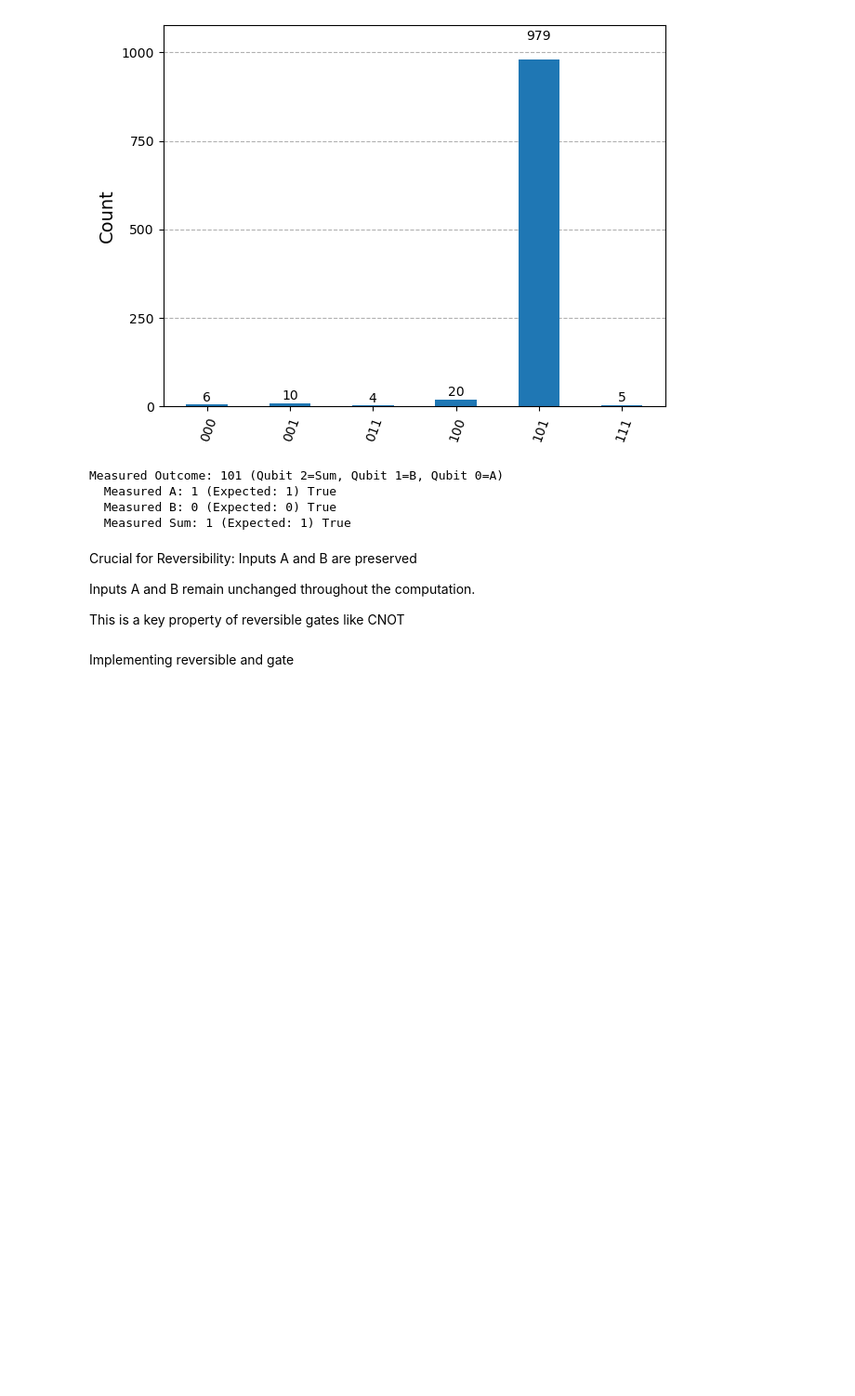
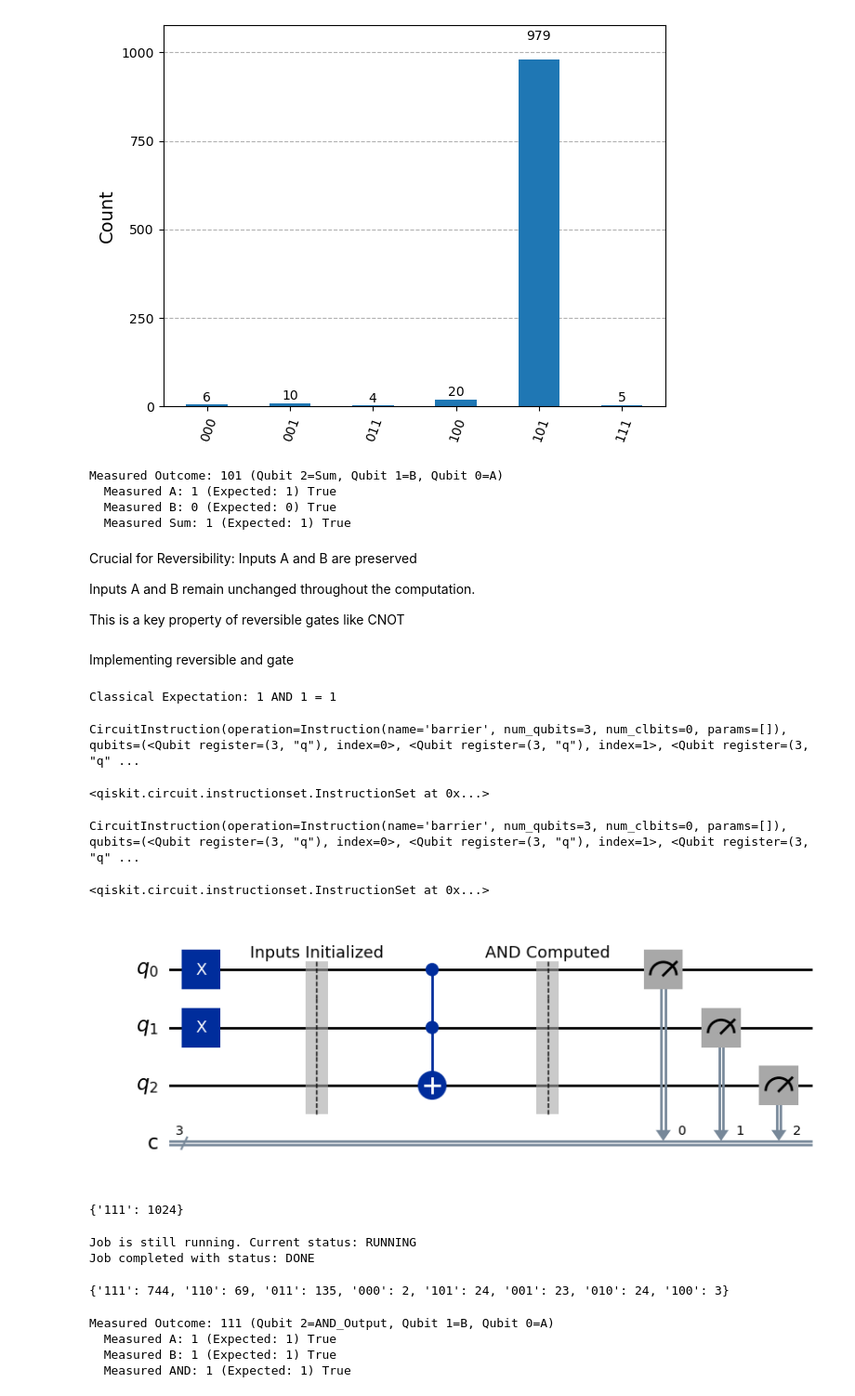
Before and after one commit to ram-polisetti/Q3_Hackathon, a Jupyter notebook: reversible_binary_adder.ipynb, the cells around one changed output. Shown: that part at 93% size. Saved outputs shown, nothing was run; the diff lists cells and outputs as text; code cells hidden in the pictures; blank space fills up the shorter version.

```diff
--- a/reversible_binary_adder.ipynb
+++ b/reversible_binary_adder.ipynb
@@ -182,3 +187,67 @@ Inputs A and B remain unchanged throughout the computation.
 This is a key property of reversible gates like CNOT
 # %% [markdown]
 Implementing reversible and gate
+# %%
+a_val_and = 1
+b_val_and = 1
+qc_and = QuantumCircuit(3, 3)
+print(f"Classical Expectation: {a_val_and} AND {b_val_and} = {a_val_and & b_val_and}")
+# %% [output]
+Classical Expectation: 1 AND 1 = 1
+# %%
+if a_val_and == 1:
+    qc_and.x(0)
+if b_val_and == 1:
+    qc_and.x(1)
+# %%
+qc_and.barrier(label='Inputs Initialized')
+# %% [output]
+CircuitInstruction(operation=Instruction(name='barrier', num_qubits=3, num_clbits=0, params=[]), qubits=(<Qubit register=(3, "q"), index=0>, <Qubit register=(3, "q"), index=1>, <Qubit register=(3, "q" ...
+# %%
+qc_and.ccx(0, 1, 2)
+# %% [output]
+<qiskit.circuit.instructionset.InstructionSet at 0x...>
+# %%
+qc_and.barrier(label='AND Computed')
+# %% [output]
+CircuitInstruction(operation=Instruction(name='barrier', num_qubits=3, num_clbits=0, params=[]), qubits=(<Qubit register=(3, "q"), index=0>, <Qubit register=(3, "q"), index=1>, <Qubit register=(3, "q" ...
+# %%
+qc_and.measure(0, 0)
+qc_and.measure(1, 1)
+qc_and.measure(2, 2)
+# %% [output]
+<qiskit.circuit.instructionset.InstructionSet at 0x...>
+# %%
+qc_and.draw(output='mpl', style='iqp')
+# %% [output]
+[figure, added]
+# %%
+job = Aer.get_backend('qasm_simulator').run(qc_and, shots=1024)
+result = job.result()
+counts_and = result.get_counts()
+print(counts_and)
+# %% [output]
+{'111': 1024}
+# %%
+transpiled_qc_and = transpile(qc_and, simulator)
+sampler = Sampler(backend)
+
+job = sampler.run([transpiled_qc_and], shots=1024)
+while not job.done():
+    print(f"Job is still running. Current status: {job.status()}")
+    time.sleep(2)  # Wait for 10 seconds before checking again
+
+job.wait_for_final_state()
+print(f"Job completed with status: {job.status()}")
+# %% [output]
+Job is still running. Current status: RUNNING
+Job completed with status: DONE
+# %%
+result = job.result()
+bitvals = result[0].data.c
+
+counts_and = bitvals.get_counts()
+
+print(counts_and)
+# %% [output]
+{'111': 744, '110': 69, '011': 135, '000': 2, '101': 24, '001': 23, '010': 24, '100': 3}
@@ -184,0 +259,10 @@ Implementing reversible and gate
+# %%
+print(f"Measured Outcome: {most_frequent_and} (Qubit 2=AND_Output, Qubit 1=B, Qubit 0=A)")
+print(f"  Measured A: {measured_a_and} (Expected: {a_val_and}) {'True' if measured_a_and == a_val_and else '❌'}")
+print(f"  Measured B: {measured_b_and} (Expected: {b_val_and}) {'True' if measured_b_and == b_val_and else '❌'}")
+print(f"  Measured AND: {measured_and_val} (Expected: {a_val_and & b_val_and}) {'True' if measured_and_val == (a_val_and & b_val_and) else '❌'}")
+# %% [output]
+Measured Outcome: 111 (Qubit 2=AND_Output, Qubit 1=B, Qubit 0=A)
+  Measured A: 1 (Expected: 1) True
+  Measured B: 1 (Expected: 1) True
+  Measured AND: 1 (Expected: 1) True
```
Also changed, not shown: parts of 5 cells of this notebook.
